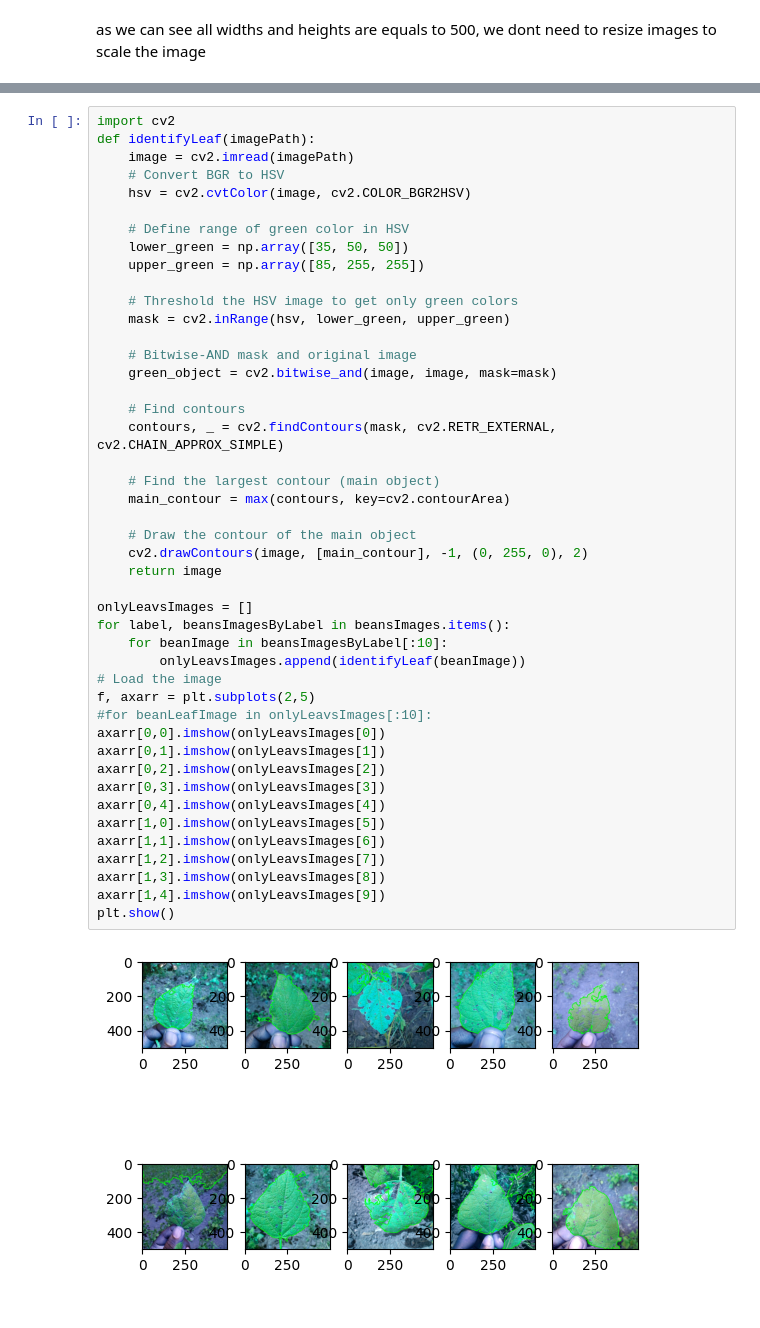
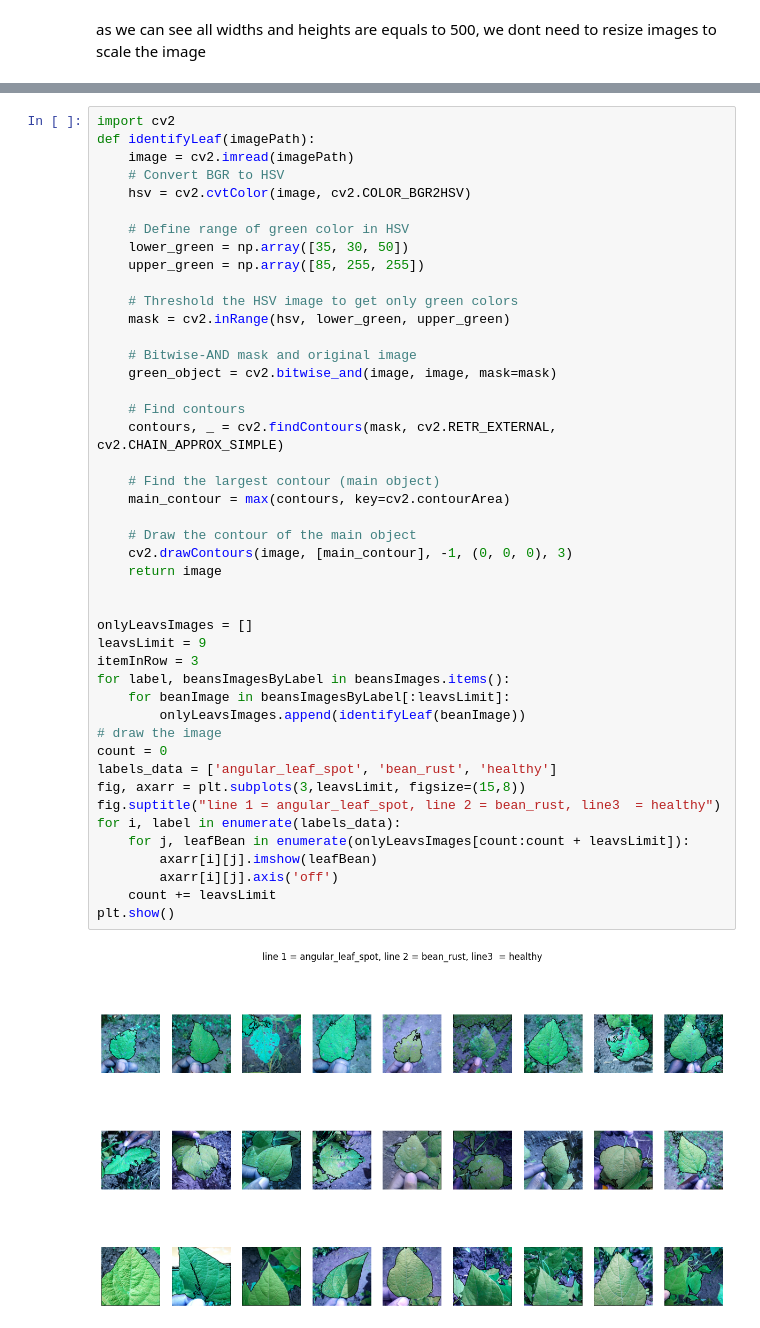
Before and after one commit to lotem85/beans-dataset-classification, a Jupyter notebook: knn.ipynb, the cells around one changed output, grey strips where cells are left out. Cells and saved outputs as stored; diff of their text form.

Commit message:
improve idenify the leaf

```diff
--- a/knn.ipynb
+++ b/knn.ipynb
@@ -116,47 +119,47 @@ the algorithm check the changes in all the image, we need first to clear the ima
 # %%
 import cv2
 def identifyLeaf(imagePath):
     image = cv2.imread(imagePath)
     # Convert BGR to HSV
     hsv = cv2.cvtColor(image, cv2.COLOR_BGR2HSV)
 
     # Define range of green color in HSV
-    lower_green = np.array([35, 50, 50])
+    lower_green = np.array([35, 30, 50])
     upper_green = np.array([85, 255, 255])
 
     # Threshold the HSV image to get only green colors
     mask = cv2.inRange(hsv, lower_green, upper_green)
 
     # Bitwise-AND mask and original image
     green_object = cv2.bitwise_and(image, image, mask=mask)
 
     # Find contours
     contours, _ = cv2.findContours(mask, cv2.RETR_EXTERNAL, cv2.CHAIN_APPROX_SIMPLE)
 
     # Find the largest contour (main object)
     main_contour = max(contours, key=cv2.contourArea)
 
     # Draw the contour of the main object
-    cv2.drawContours(image, [main_contour], -1, (0, 255, 0), 2)
+    cv2.drawContours(image, [main_contour], -1, (0, 0, 0), 3)
     return image
 
+
 onlyLeavsImages = []
+leavsLimit = 9
+itemInRow = 3
 for label, beansImagesByLabel in beansImages.items():
-    for beanImage in beansImagesByLabel[:10]:
+    for beanImage in beansImagesByLabel[:leavsLimit]:
         onlyLeavsImages.append(identifyLeaf(beanImage))
-# Load the image
-f, axarr = plt.subplots(2,5)
-#for beanLeafImage in onlyLeavsImages[:10]:
-axarr[0,0].imshow(onlyLeavsImages[0])
-axarr[0,1].imshow(onlyLeavsImages[1])
-axarr[0,2].imshow(onlyLeavsImages[2])
-axarr[0,3].imshow(onlyLeavsImages[3])
-axarr[0,4].imshow(onlyLeavsImages[4])
-axarr[1,0].imshow(onlyLeavsImages[5])
-axarr[1,1].imshow(onlyLeavsImages[6])
-axarr[1,2].imshow(onlyLeavsImages[7])
-axarr[1,3].imshow(onlyLeavsImages[8])
-axarr[1,4].imshow(onlyLeavsImages[9])
+# draw the image
+count = 0
+labels_data = ['angular_leaf_spot', 'bean_rust', 'healthy']
+fig, axarr = plt.subplots(3,leavsLimit, figsize=(15,8))
+fig.suptitle("line 1 = angular_leaf_spot, line 2 = bean_rust, line3  = healthy")
+for i, label in enumerate(labels_data):
+    for j, leafBean in enumerate(onlyLeavsImages[count:count + leavsLimit]):
+        axarr[i][j].imshow(leafBean)
+        axarr[i][j].axis('off')
+    count += leavsLimit
 plt.show()
 # %% [output]
-[figure, old version]
+[figure, new version]
```
Also changed, not shown: parts of 4 cells of this notebook.
